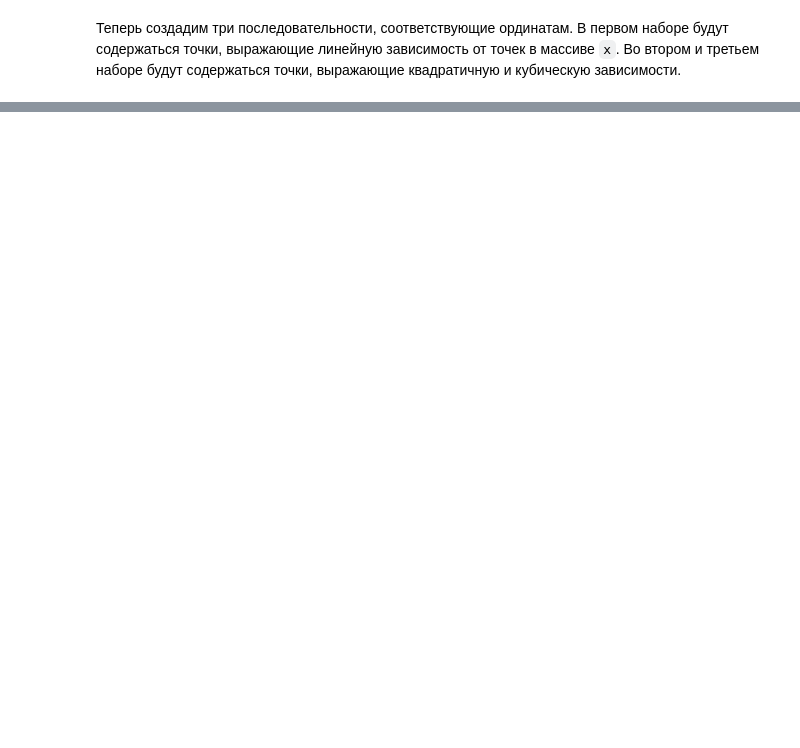
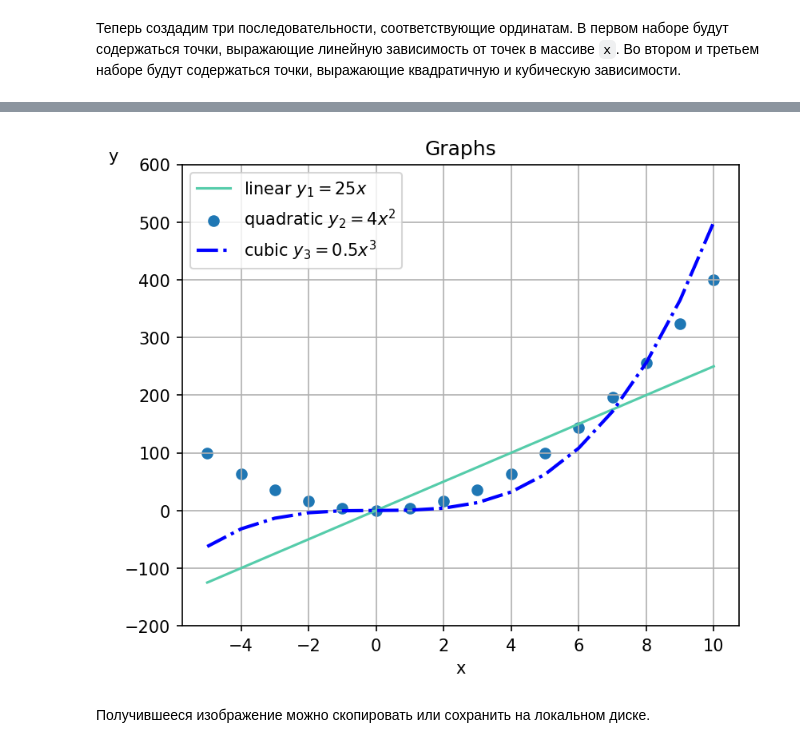
Before and after one commit to ordevoir/Data_Analysis, a Jupyter notebook: matplotlib_example.ipynb, the cells around one changed output, grey strips where cells are left out. Drawn from its saved outputs; the diff is of its cells as text; code cells hidden in the pictures; blank space fills up the shorter version.

```diff
--- a/matplotlib_example.ipynb
+++ b/matplotlib_example.ipynb
@@ -32,0 +95,27 @@ np.savetxt('data.csv', data, fmt='%s',
+# %%
+import matplotlib.pyplot as plt
+
+# создаем явно объекты fig класса Figure и ax класса Axes:
+fig, ax = plt.subplots(figsize=(6, 5), dpi=150)
+
+ax.plot(x, y1, label='linear $y_1=25x$', color='#5ca')
+ax.scatter(x, y2, label='quadratic $y_2=4x^2$')
+
+ax.plot(x, y3,                          # координаты
+         color='blue',                  # цвет линии
+         label='cubic $y_3=0.5x^3$',    # название легенды
+         linestyle='-.',                # стиль линии (пункктир)
+         linewidth=2)                   # толщина линии
+
+ax.legend()                 # отображать легенды
+ax.grid()                   # отображать сетку
+ax.set_xlabel('x')          # подпись для оси абсцисс
+ax.set_ylabel('y', loc='top', rotation=0)
+ax.set_title('Graphs')      # заголовок для графика
+ax.set_ylim(-200, 600)      # границы для оси ординат
+
+plt.show()
+# %% [output]
+[figure, added]
+# %% [markdown]
+Получившееся изображение можно скопировать или сохранить на локальном диске.
```
Also changed, not shown: parts of 18 cells of this notebook.
